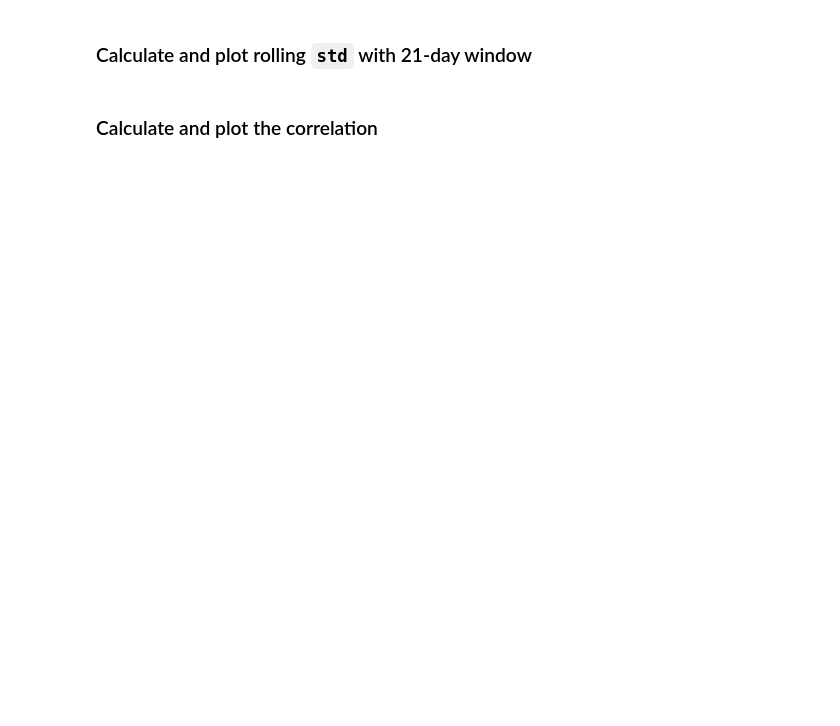
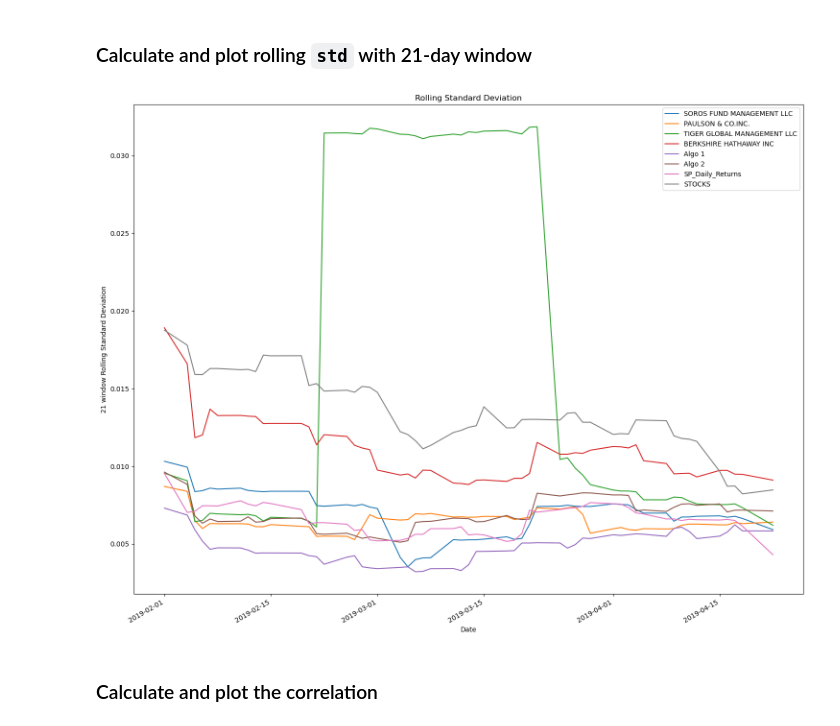
Before and after one commit to Bertpuit/a_whale_off_portfolio, a Jupyter notebook: whale_analysis.ipynb, the cells around one changed output. Drawn from its saved outputs; the diff is of its cells as text; code cells hidden in the pictures; blank space fills up the shorter version.

```diff
--- a/whale_analysis.ipynb
+++ b/whale_analysis.ipynb
@@ -579,8 +629,12 @@ join_whale_personal.head()
 ### Calculate and plot rolling `std` with 21-day window
 # %%
 # Calculate rolling standard deviation
+join_whale_personal_rolling_std = join_whale_personal.rolling(window = 21).std()
 
 # Plot rolling standard deviation
+join_whale_personal_rolling_std.plot(ylabel='21 window Rolling Standard Deviation',figsize = (18,15), title = 'Rolling Standard Deviation');
+# %% [output]
+[figure, added]
 # %% [markdown]
 ### Calculate and plot the correlation
 # %%
```
Also changed, not shown: parts of 20 cells of this notebook, 2 other files.
